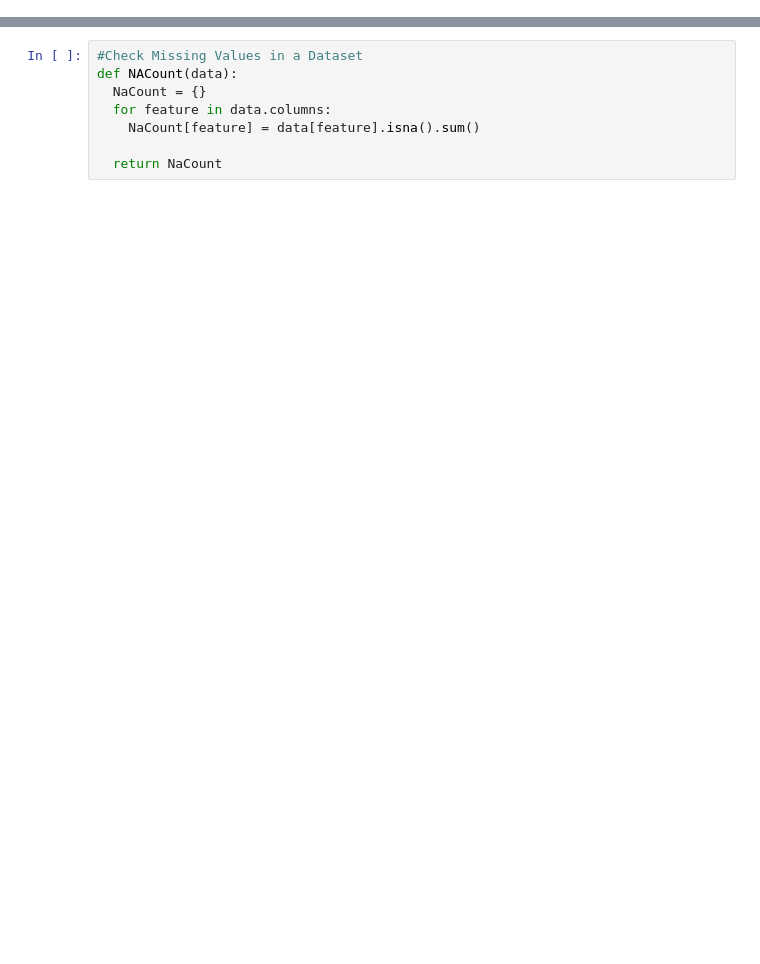
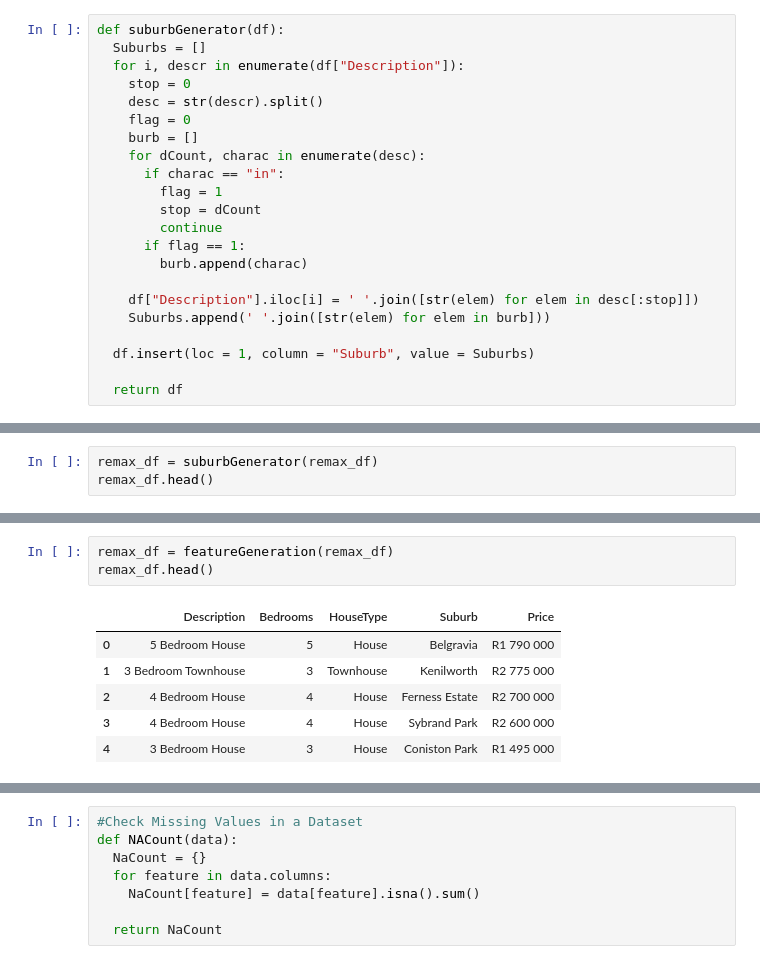
Before and after one commit to malcolmrite-dsi/CPT-House-Predictions, a Jupyter notebook: Data_Cleaning_Code.ipynb, the cells around one changed output, grey strips where cells are left out. Saved outputs shown, nothing was run; the diff lists cells and outputs as text; blank space fills up the shorter version.

```diff
--- a/Data_Cleaning_Code.ipynb
+++ b/Data_Cleaning_Code.ipynb
@@ -17,0 +69,22 @@ test_data = pd.read_csv("drive/My Drive/Test.csv")
+# %%
+def suburbGenerator(df):
+  Suburbs = []
+  for i, descr in enumerate(df["Description"]):
+    stop = 0
+    desc = str(descr).split()
+    flag = 0
+    burb = []
+    for dCount, charac in enumerate(desc):
+      if charac == "in":
+        flag = 1
+        stop = dCount
+        continue
+      if flag == 1:
+        burb.append(charac)
+
+    df["Description"].iloc[i] = ' '.join([str(elem) for elem in desc[:stop]])
+    Suburbs.append(' '.join([str(elem) for elem in burb]))
+
+  df.insert(loc = 1, column = "Suburb", value = Suburbs)
+
+  return df
@@ -17,0 +95,3 @@ test_data = pd.read_csv("drive/My Drive/Test.csv")
+# %%
+remax_df = suburbGenerator(remax_df)
+remax_df.head()
@@ -17,0 +117,10 @@ test_data = pd.read_csv("drive/My Drive/Test.csv")
+# %%
+remax_df = featureGeneration(remax_df)
+remax_df.head()
+# %% [output]
+|  | Description | Bedrooms | HouseType | Suburb | Price |
+| 0 | 5 Bedroom House | 5 | House | Belgravia | R1 790 000 |
+| 1 | 3 Bedroom Townhouse | 3 | Townhouse | Kenilworth | R2 775 000 |
+| 2 | 4 Bedroom House | 4 | House | Ferness Estate | R2 700 000 |
+| 3 | 4 Bedroom House | 4 | House | Sybrand Park | R2 600 000 |
+| 4 | 3 Bedroom House | 3 | House | Coniston Park | R1 495 000 |
```
Also changed, not shown: parts of 112 cells of this notebook.
